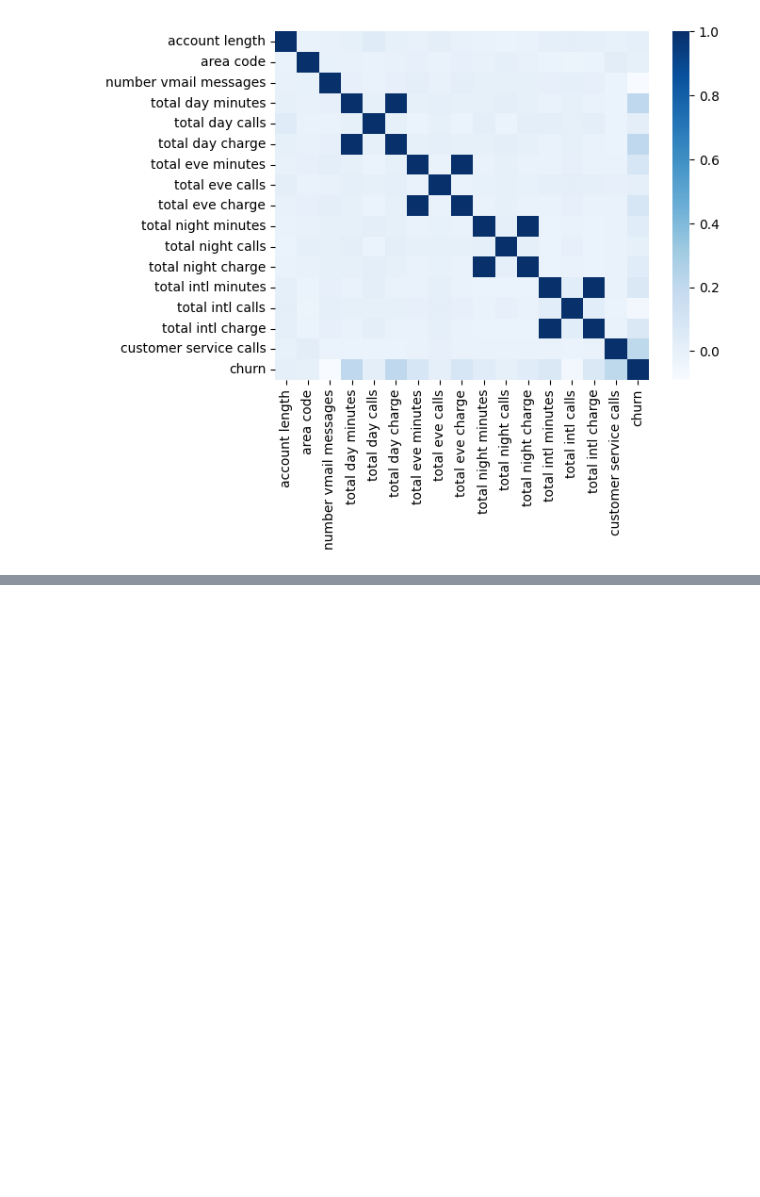
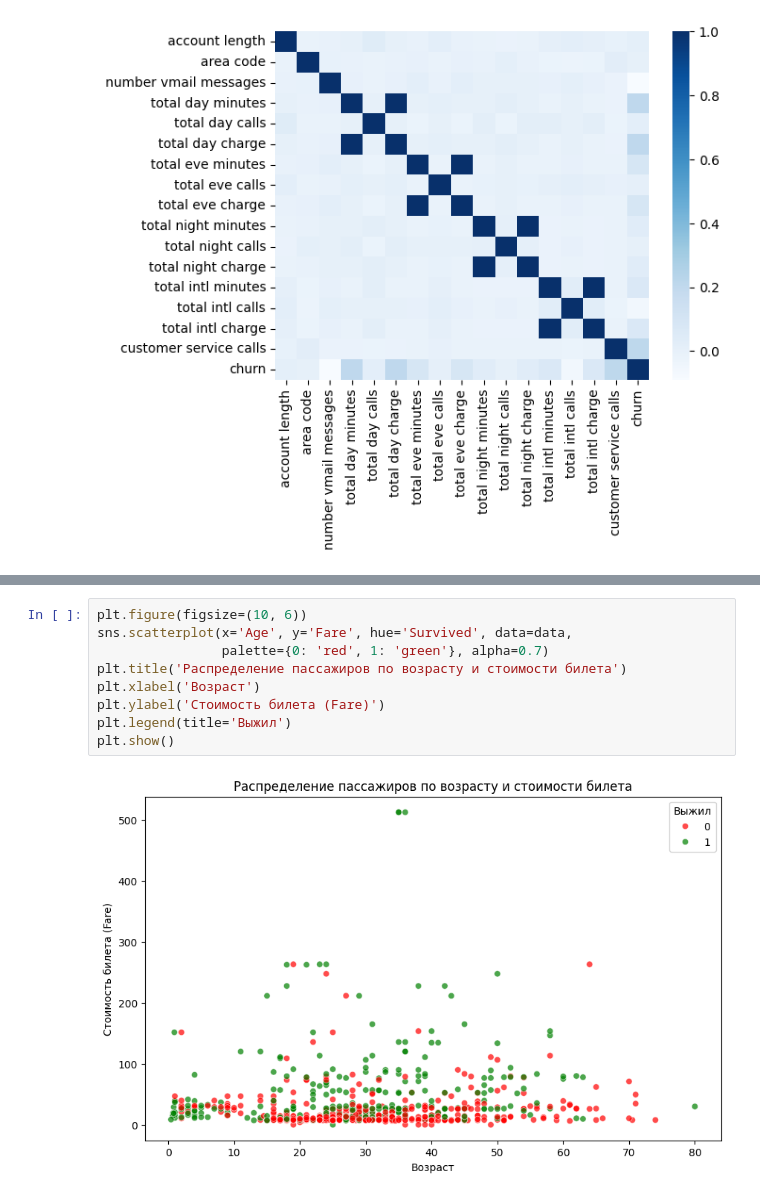
Before and after one commit to mamontoff2018-lgtm/google-colab, a Jupyter notebook: MO2.ipynb, the cells around one changed output, grey strips where cells are left out. Drawn from its saved outputs; the diff is of its cells as text; blank space fills up the shorter version.

```diff
--- a/MO2.ipynb
+++ b/MO2.ipynb
@@ -147,0 +216,11 @@ sns.heatmap(data.corr(numeric_only=True), cmap=plt.cm.Blues);
+# %%
+plt.figure(figsize=(10, 6))
+sns.scatterplot(x='Age', y='Fare', hue='Survived', data=data,
+                palette={0: 'red', 1: 'green'}, alpha=0.7)
+plt.title('Распределение пассажиров по возрасту и стоимости билета')
+plt.xlabel('Возраст')
+plt.ylabel('Стоимость билета (Fare)')
+plt.legend(title='Выжил')
+plt.show()
+# %% [output]
+[figure, added]
```
Also changed, not shown: parts of 6 cells of this notebook.
